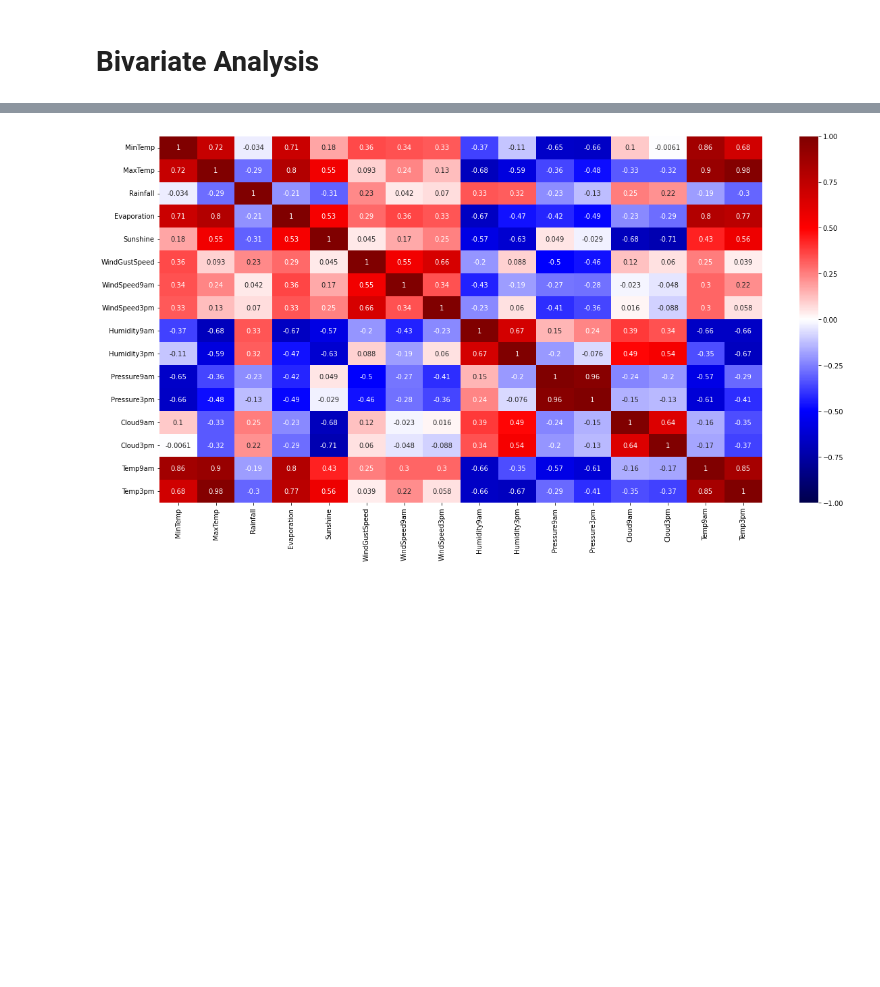
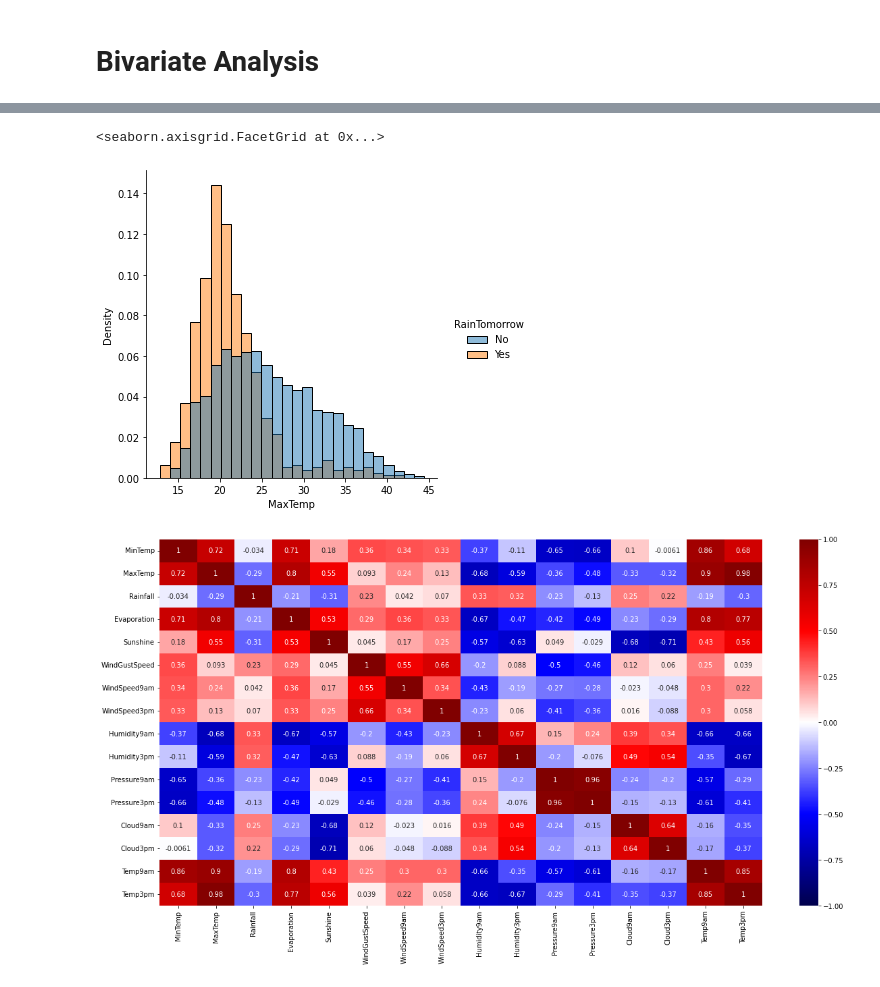
Before and after one commit to poolGolez/project-roosevelt, a Jupyter notebook: will-it-rain-in-perth.ipynb, the cells around one changed output, grey strips where cells are left out. Saved outputs shown, nothing was run; the diff lists cells and outputs as text; code cells hidden in the pictures; blank space fills up the shorter version.

```diff
--- a/will-it-rain-in-perth.ipynb
+++ b/will-it-rain-in-perth.ipynb
@@ -1336,3 +1318,8 @@ plt.show()
+# %%
+sns.displot(df, x='MaxTemp', hue='RainTomorrow', stat='density', common_norm=False)
+# %% [output]
+<seaborn.axisgrid.FacetGrid at 0x...>
+[figure, added]
 # %%
 df_corr = df.corr()
 # %%
```
Also changed, not shown: parts of 21 cells of this notebook.
